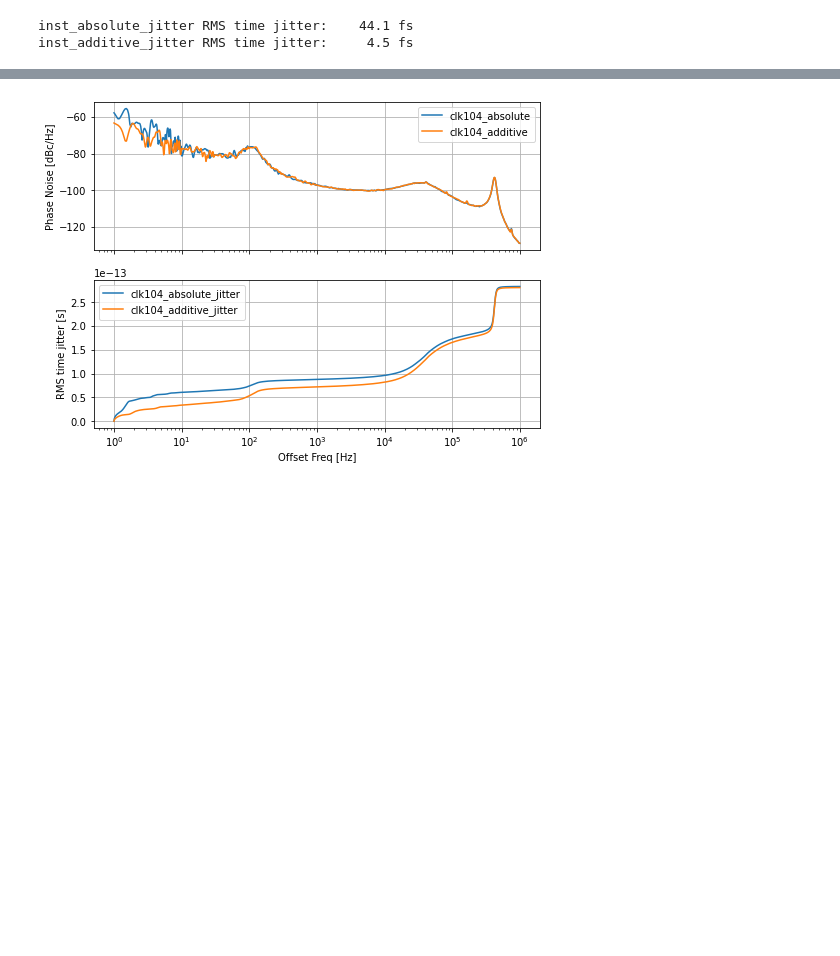
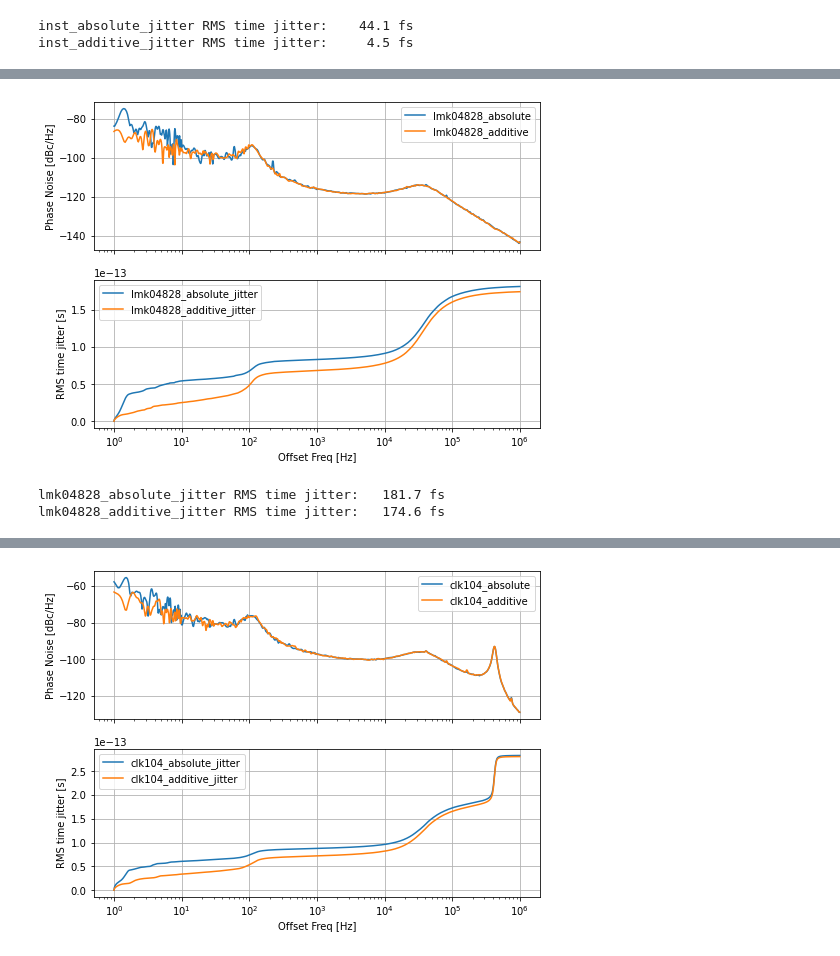
Before and after one commit to BerkeleyLab/LBNL-DSLLRF, a Jupyter notebook: doc/phase_noise/phase_noise_plot.ipynb, the cells around one changed output, grey strips where cells are left out. Saved outputs shown, nothing was run; the diff lists cells and outputs as text; code cells hidden in the pictures; blank space fills up the shorter version.

Commit message:
Add absolute/additive phase noise plots/data for LMK04828

```diff
--- a/doc/phase_noise/phase_noise_plot.ipynb
+++ b/doc/phase_noise/phase_noise_plot.ipynb
@@ -27,6 +27,22 @@ data_info = {
         'diagram': 'diagrams/inst_additive.drawio.svg',
         'f_c': 499.64e6,
         'power_dBm': 9.26,
+    },
+    'lmk04828_absolute': {
+        'desc': 'LMK4828B Absolute Phase Noise',
+        'data': 'data/lmk04828_sma100b.dat',
+        'screenshot': 'data/lmk04828_sma100b.png',
+        'diagram': 'diagrams/lmk04828_absolute.drawio.svg',
+        'f_c': 499.64e6,
+        'power_dBm': 2.28,
+    },
+    'lmk04828_additive': {
+        'desc': 'LMK4828B Additive Phase Noise',
+        'data': 'data/lmk04828_fswp.dat',
+        'screenshot': 'data/lmk04828_fswp.png',
+        'diagram': 'diagrams/lmk04828_additive.drawio.svg',
+        'f_c': 499.64e6,
+        'power_dBm': 0.78,
     },
     'clk104_absolute': {
         'desc': 'CLK104 Absolute Phase Noise',
@@ -119,3 +150,19 @@ inst_additive_jitter RMS time jitter:     4.5 fs
+# %%
+fig, axes = plt.subplots(nrows=2, sharex=True, figsize=(8, 6))
+df[['lmk04828_absolute', 'lmk04828_additive']].plot(
+    ax = axes[0],
+    logx=True, grid=True, ylabel='Phase Noise [dBc/Hz]');
+df[['lmk04828_absolute_jitter', 'lmk04828_additive_jitter']].plot(
+    ax = axes[1],
+    logx=True, grid=True, ylabel='RMS time jitter [s]');
+# %% [output]
+[figure, added]
+# %%
+for k in ['lmk04828_absolute_jitter', 'lmk04828_additive_jitter']:
+    print(f'{k} RMS time jitter:{df[k].values[-1] * 1e15:8.1f} fs')
+# %% [output]
+lmk04828_absolute_jitter RMS time jitter:   181.7 fs
+lmk04828_additive_jitter RMS time jitter:   174.6 fs
 # %% [markdown]
 # CLK104 phase noise
 
```
Also changed, not shown: parts of 1 cell of this notebook, 8 other files.
